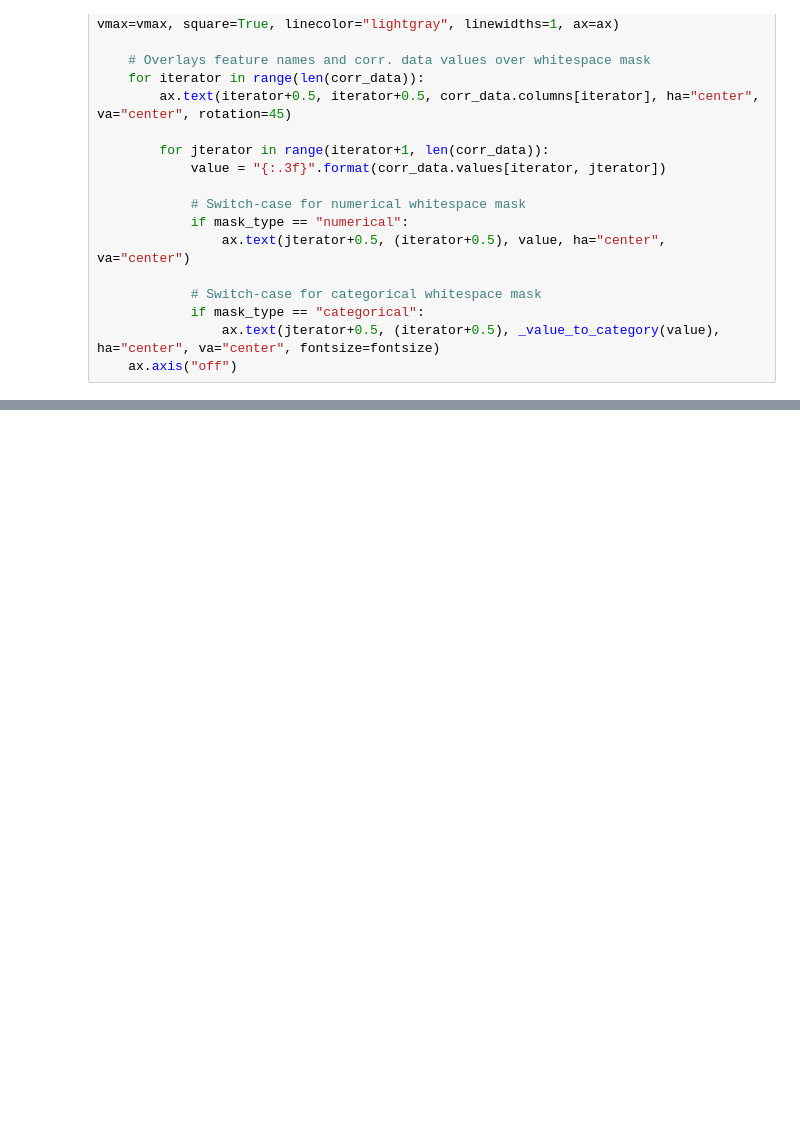
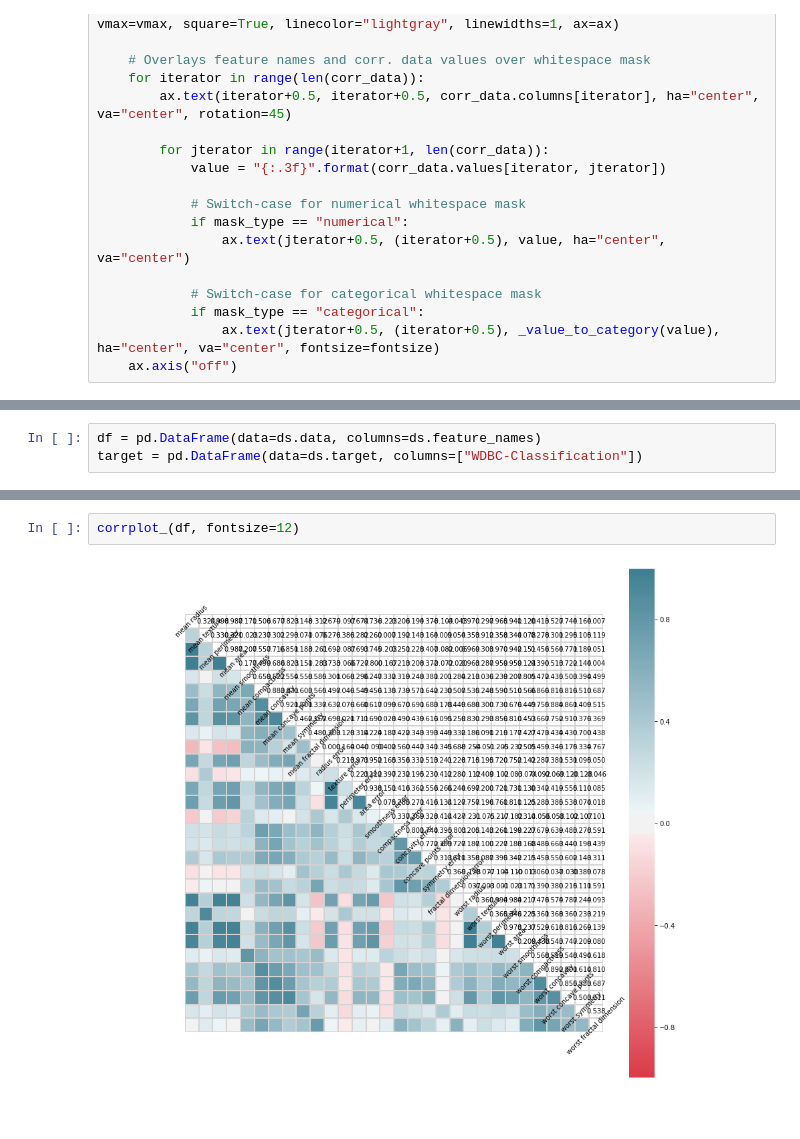
Before and after one commit to jaebooker/DS2, a Jupyter notebook: breast_cancer.ipynb, the cells around one changed output, grey strips where cells are left out. Cells and saved outputs as stored; diff of their text form; blank space fills up the shorter version.

Commit message:
added heatmap

```diff
--- a/breast_cancer.ipynb
+++ b/breast_cancer.ipynb
@@ -82,0 +113,3 @@ array([0, 0, 0, 0, 0, 0, 0, 0, 0, 0, 0, 0, 0, 0, 0, 0, 0, 0, 0, 1, 1, 1,
+# %%
+df = pd.DataFrame(data=ds.data, columns=ds.feature_names)
+target = pd.DataFrame(data=ds.target, columns=["WDBC-Classification"])
@@ -82,0 +131,4 @@ array([0, 0, 0, 0, 0, 0, 0, 0, 0, 0, 0, 0, 0, 0, 0, 0, 0, 0, 0, 1, 1, 1,
+# %%
+corrplot_(df, fontsize=12)
+# %% [output]
+[figure, added]
```
Also changed, not shown: parts of 8 cells of this notebook.
